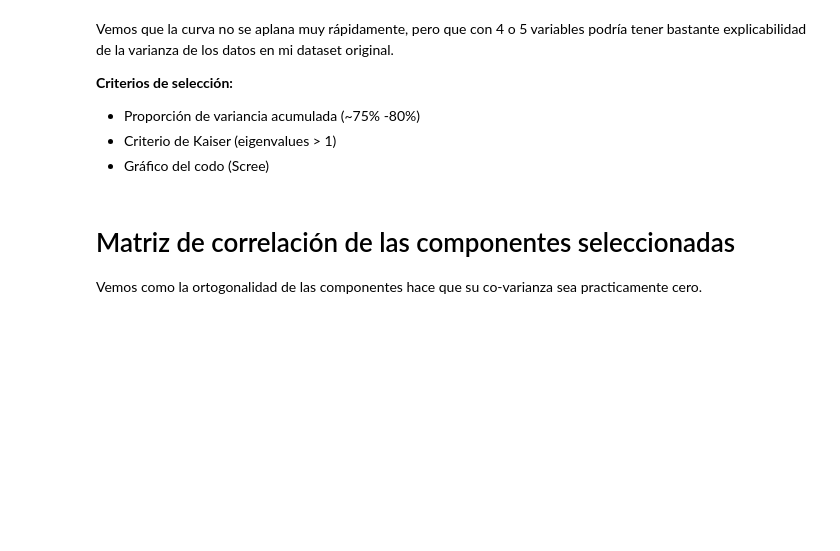
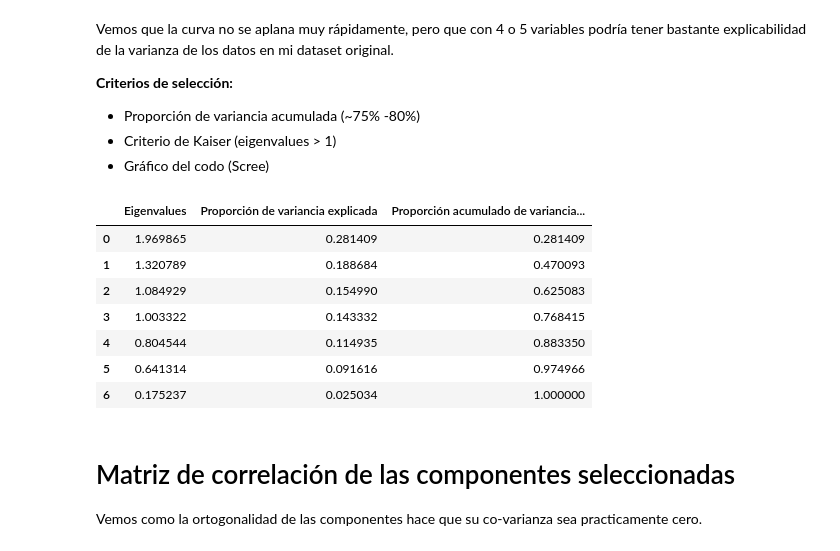
Before and after one commit to franciscodomingo/DataMining-Basics-2024, a Jupyter notebook: TP_1.ipynb, the cells around one changed output. Cells and saved outputs as stored; diff of their text form; code cells hidden in the pictures; blank space fills up the shorter version.

```diff
--- a/TP_1.ipynb
+++ b/TP_1.ipynb
@@ -338,4 +338,25 @@ Vemos que la curva no se aplana muy rápidamente, pero que con 4 o 5 variables p
 * Gráfico del codo (Scree)
+# %%
+def acumular(numbers):
+     sum = 0
+     var_c = []
+     for num in numbers:
+        sum += num
+        var_c.append(sum)
+     return var_c
+
+var_c = acumular(pca.explained_variance_ratio_)
+pca_rtd = pd.DataFrame({'Eigenvalues':pca.explained_variance_, 'Proporción de variancia explicada':pca.explained_variance_ratio_, 'Proporción acumulado de variancia explicada': var_c})
+pca_rtd
+# %% [output]
+|  | Eigenvalues | Proporción de variancia explicada | Proporción acumulado de variancia... |
+| 0 | 1.969865 | 0.281409 | 0.281409 |
+| 1 | 1.320789 | 0.188684 | 0.470093 |
+| 2 | 1.084929 | 0.154990 | 0.625083 |
+| 3 | 1.003322 | 0.143332 | 0.768415 |
+| 4 | 0.804544 | 0.114935 | 0.883350 |
+| 5 | 0.641314 | 0.091616 | 0.974966 |
+| 6 | 0.175237 | 0.025034 | 1.000000 |
 # %% [markdown]
 # Matriz de correlación de las componentes seleccionadas #
 
```
Also changed, not shown: parts of 16 cells of this notebook.
